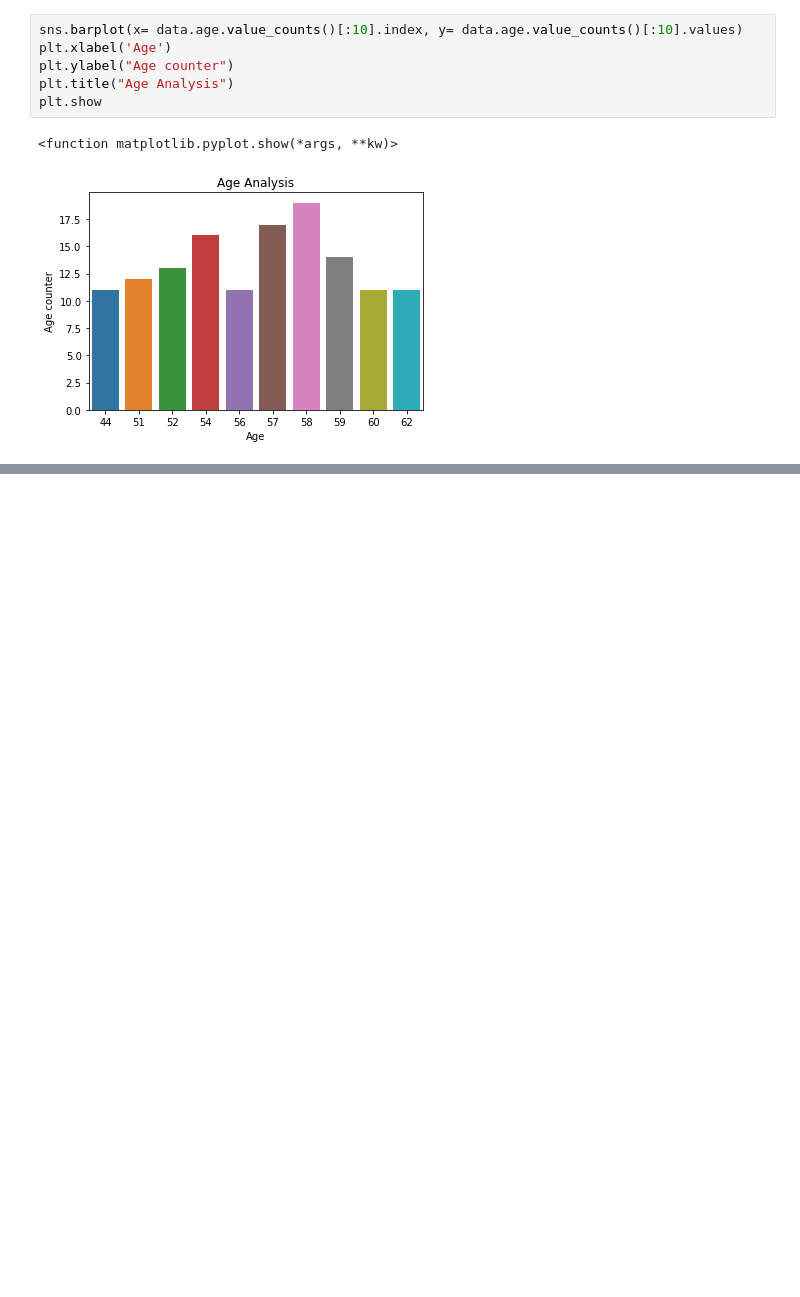
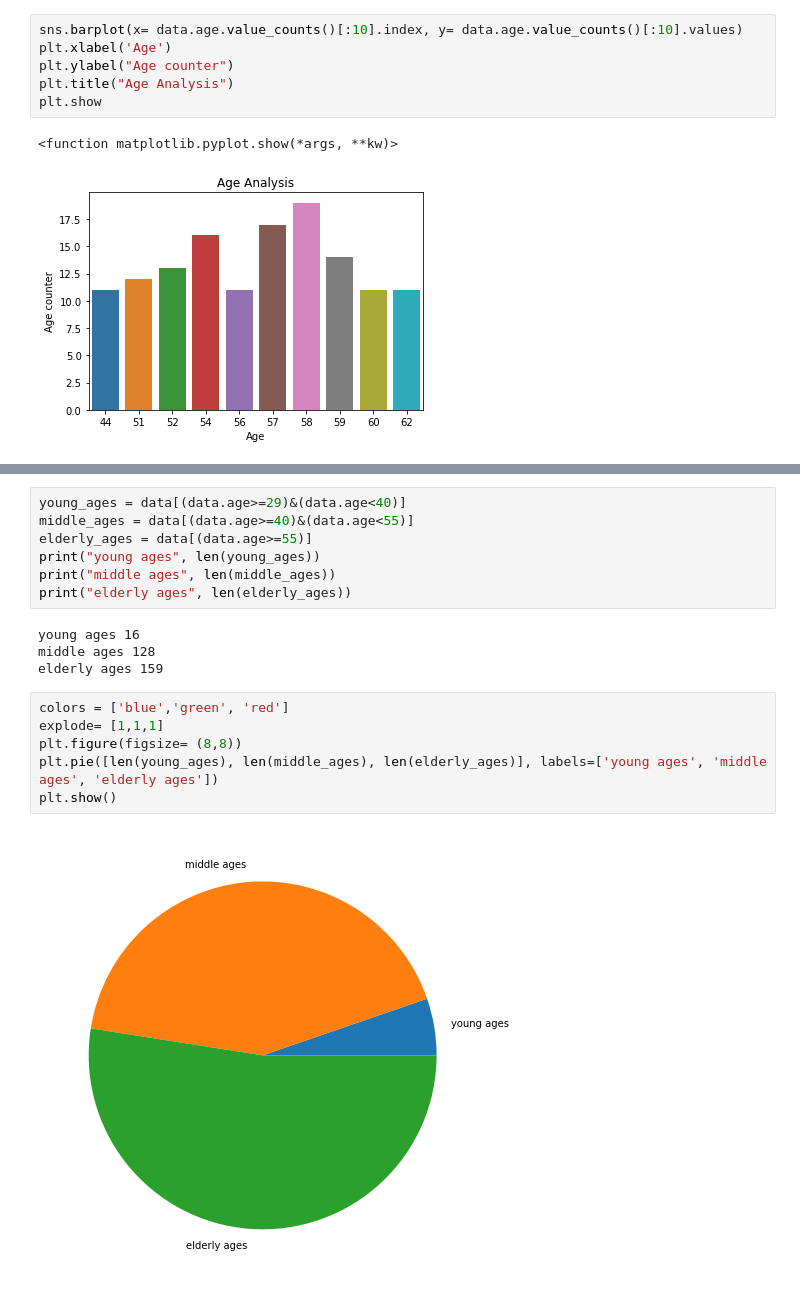
Before and after one commit to techchefsouho99/HeartdiseasePredictor, a Jupyter notebook: heart.ipynb, the cells around one changed output, grey strips where cells are left out. Saved outputs shown, nothing was run; the diff lists cells and outputs as text; blank space fills up the shorter version.

```diff
--- a/heart.ipynb
+++ b/heart.ipynb
@@ -140,0 +164,19 @@ plt.show
+# %%
+young_ages = data[(data.age>=29)&(data.age<40)]
+middle_ages = data[(data.age>=40)&(data.age<55)]
+elderly_ages = data[(data.age>=55)]
+print("young ages", len(young_ages))
+print("middle ages", len(middle_ages))
+print("elderly ages", len(elderly_ages))
+# %% [output]
+young ages 16
+middle ages 128
+elderly ages 159
+# %%
+colors = ['blue','green', 'red']
+explode= [1,1,1]
+plt.figure(figsize= (8,8))
+plt.pie([len(young_ages), len(middle_ages), len(elderly_ages)], labels=['young ages', 'middle ages', 'elderly ages'])
+plt.show()
+# %% [output]
+[figure, added]
```
Also changed, not shown: parts of 14 cells of this notebook.
